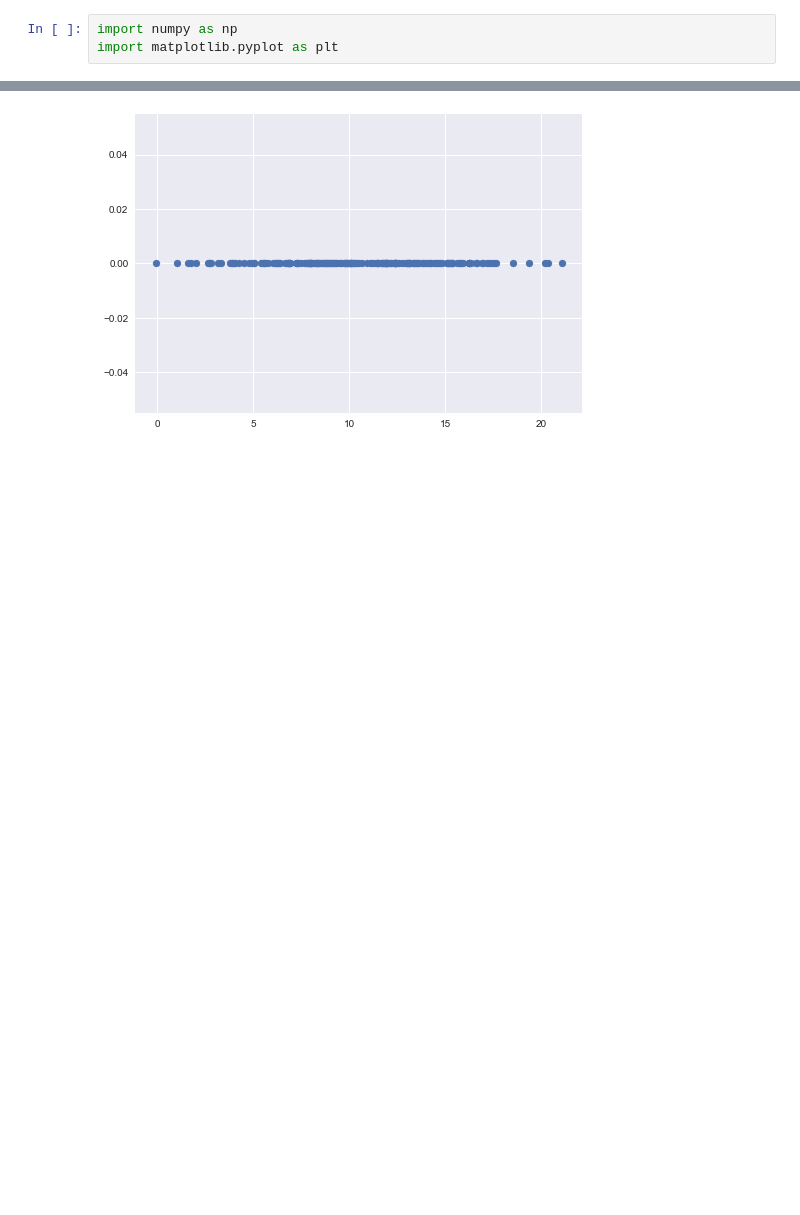
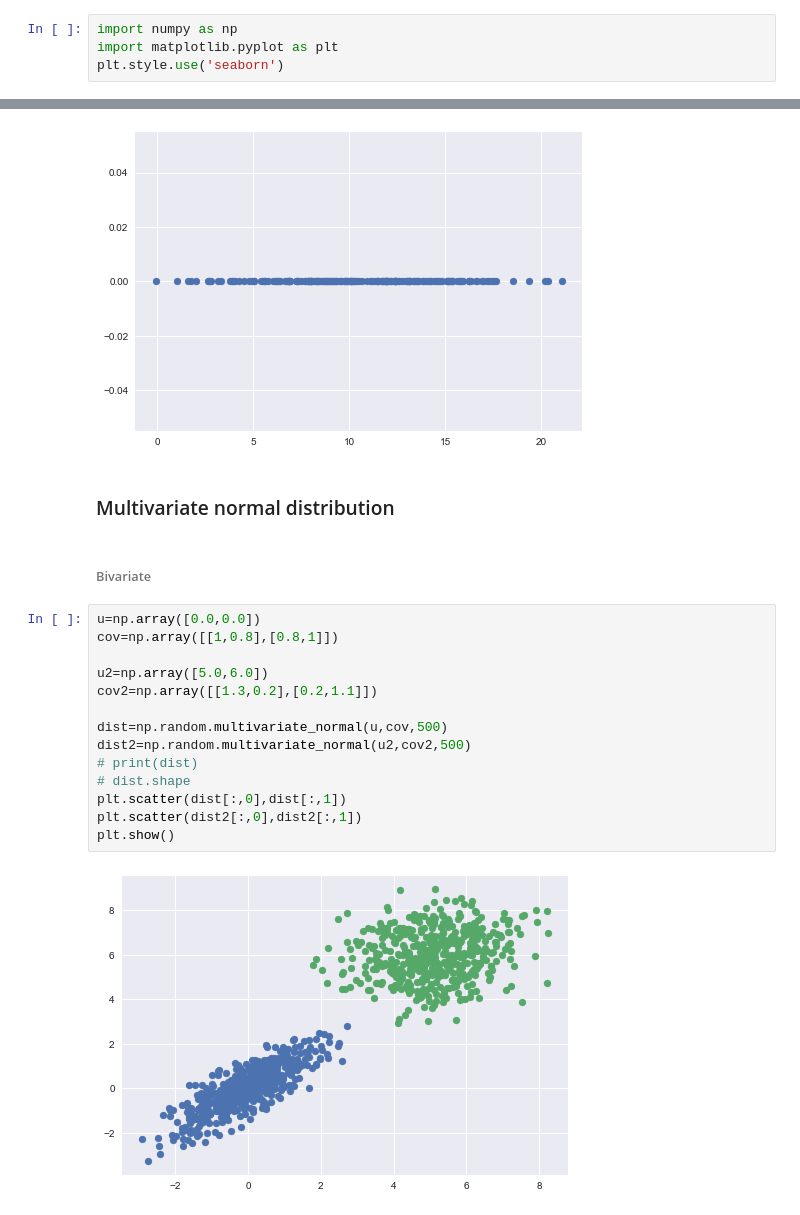
Before and after one commit to RitikTanwar/Data-science-code, a Jupyter notebook: Probability.ipynb, the cells around one changed output, grey strips where cells are left out. Cells and saved outputs as stored; diff of their text form; blank space fills up the shorter version.

```diff
--- a/Probability.ipynb
+++ b/Probability.ipynb
@@ -3,6 +3,7 @@
 # %%
 import numpy as np
 import matplotlib.pyplot as plt
+plt.style.use('seaborn')
 # %%
 u=0
 sigma=1
@@ -65,3 +66,23 @@ plt.show()
 # %% [output]
 [figure]
 [figure]
+# %% [markdown]
+### Multivariate normal distribution
+# %% [markdown]
+###### Bivariate
+# %%
+u=np.array([0.0,0.0])
+cov=np.array([[1,0.8],[0.8,1]])
+
+u2=np.array([5.0,6.0])
+cov2=np.array([[1.3,0.2],[0.2,1.1]])
+
+dist=np.random.multivariate_normal(u,cov,500)
+dist2=np.random.multivariate_normal(u2,cov2,500)
+# print(dist)
+# dist.shape
+plt.scatter(dist[:,0],dist[:,1])
+plt.scatter(dist2[:,0],dist2[:,1])
+plt.show()
+# %% [output]
+[figure, added]
```
Also changed, not shown: parts of 1 cell of this notebook, 4 other files.
